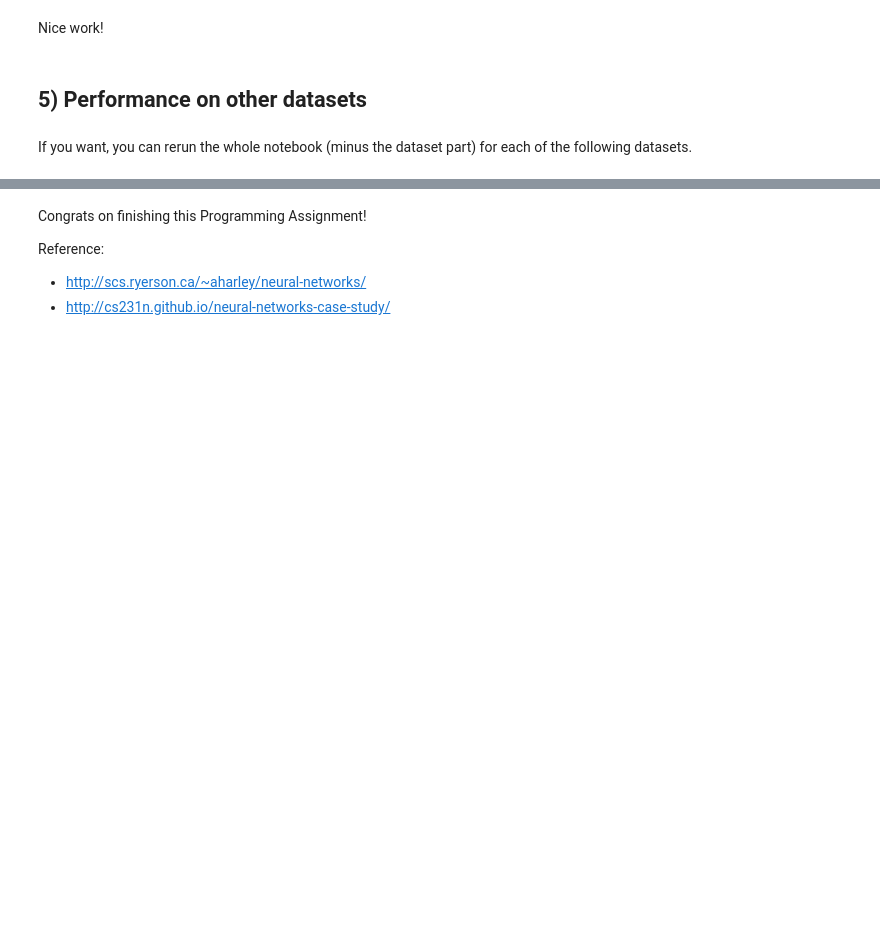
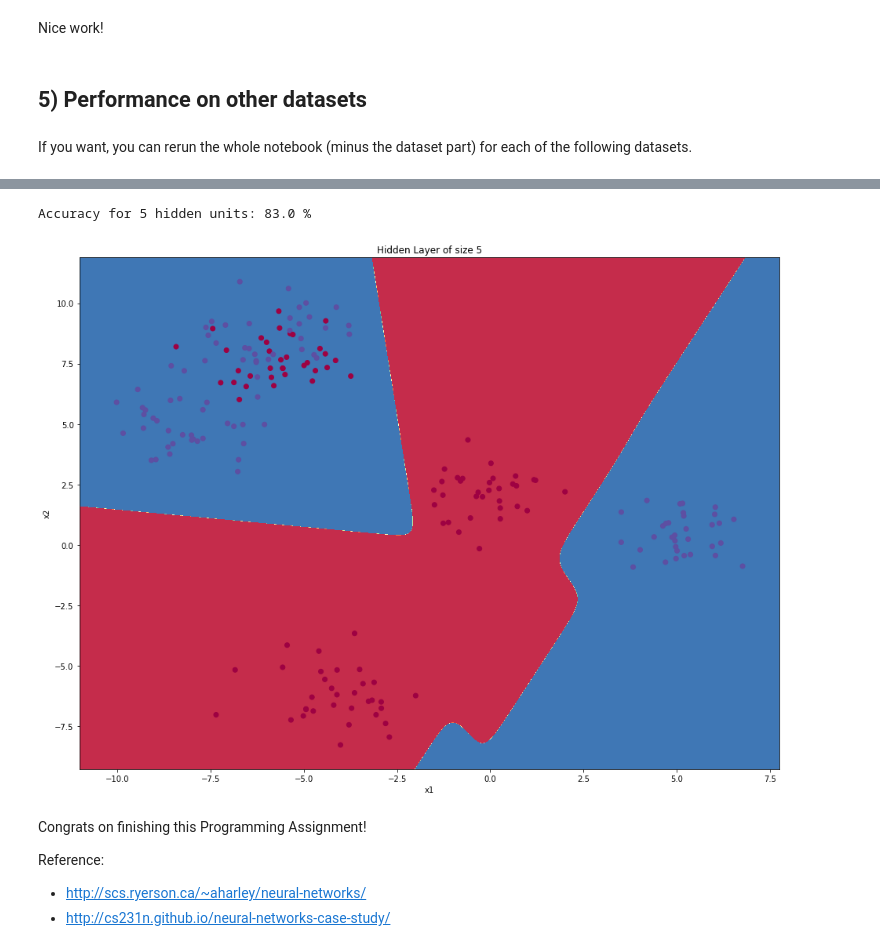
Before and after one commit to lyuouz/Coursera-Deep-Learning-deeplearning.ai, a Jupyter notebook: 01-Neural Networks and Deep Learning/week3/Planar data classification with one hidden layer.ipynb, the cells around one changed output, grey strips where cells are left out. Saved outputs shown, nothing was run; the diff lists cells and outputs as text; code cells hidden in the pictures; blank space fills up the shorter version.

```diff
--- a/01-Neural Networks and Deep Learning/week3/Planar data classification with one hidden layer.ipynb
+++ b/01-Neural Networks and Deep Learning/week3/Planar data classification with one hidden layer.ipynb
@@ -1034,3 +1036,37 @@ plt.scatter(X[0, :], X[1, :], c=Y, s=40, cmap=plt.cm.Spectral);
+# %%
+plt.figure(figsize=(16, 12))
+# hidden_layer_sizes = [1, 2, 3, 4, 5, 10, 20]
+# for i, n_h in enumerate(hidden_layer_sizes):
+# plt.subplot(5, 2, i+1)
+n_h = 5
+plt.title('Hidden Layer of size %d' % n_h)
+parameters = nn_model(X, Y, n_h, num_iterations = 5000)
+
+
+model = lambda x: predict(parameters, x.T)
+y = Y
+x_min, x_max = X[0, :].min() - 1, X[0, :].max() + 1
+y_min, y_max = X[1, :].min() - 1, X[1, :].max() + 1
+h = 0.01
+# Generate a grid of points with distance h between them
+xx, yy = np.meshgrid(np.arange(x_min, x_max, h), np.arange(y_min, y_max, h))
+# Predict the function value for the whole grid
+Z = model(np.c_[xx.ravel(), yy.ravel()])
+Z = Z.reshape(xx.shape)
+# Plot the contour and training examples
+plt.contourf(xx, yy, Z, cmap=plt.cm.Spectral)
+plt.ylabel('x2')
+plt.xlabel('x1')
+plt.scatter(X[0, :], X[1, :], c = y.ravel(), cmap=plt.cm.Spectral)
+
+
+#     plot_decision_boundary(lambda x: predict(parameters, x.T), X, Y)
+predictions = predict(parameters, X)
+accuracy = float((np.dot(Y,predictions.T) + np.dot(1-Y,1-predictions.T))/float(Y.size)*100)
+print ("Accuracy for {} hidden units: {} %".format(n_h, accuracy))
+# %% [output]
+Accuracy for 5 hidden units: 83.0 %
+[figure, added]
 # %% [markdown]
 Congrats on finishing this Programming Assignment!
 
```
Also changed, not shown: parts of 1 cell of this notebook.
